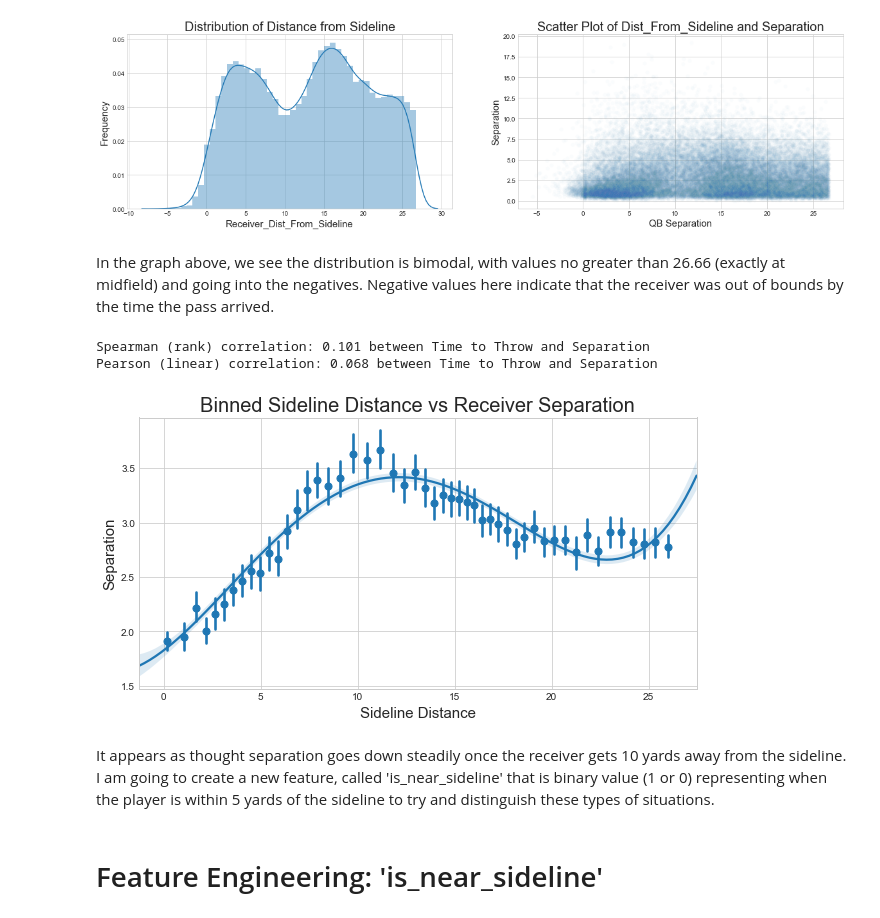
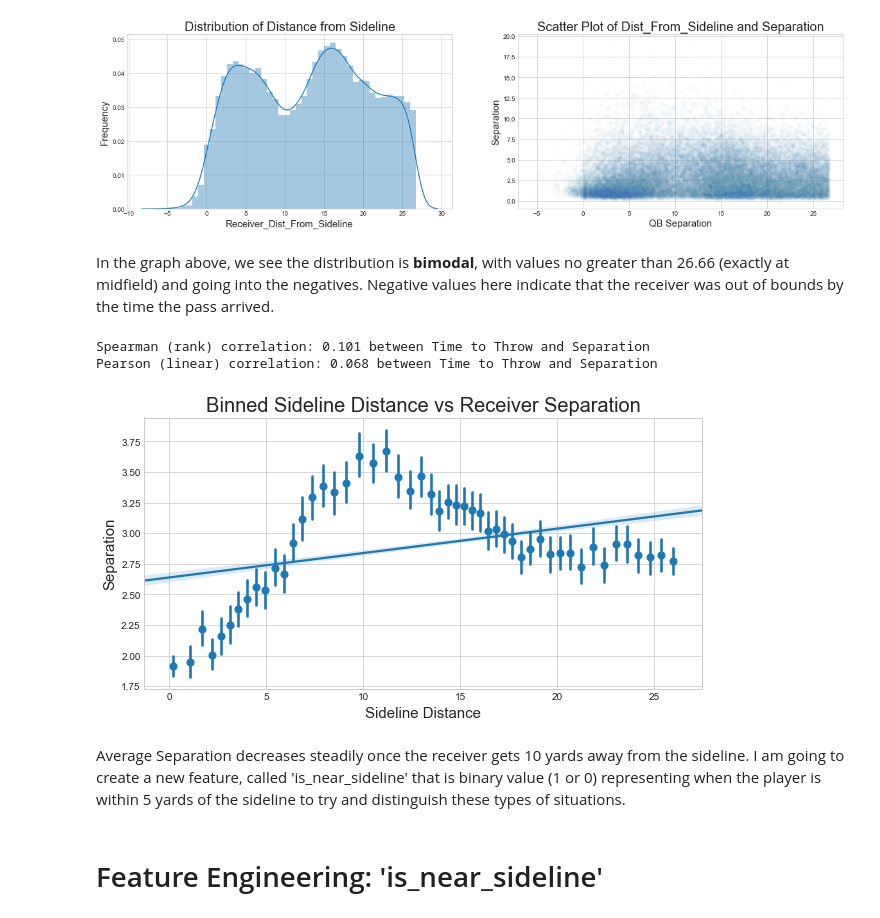
Before and after one commit to Jesse-Cohen/Separation-Above-Expectation, a Jupyter notebook: Expected Receiver Separation.ipynb, the cells around one changed output. Drawn from its saved outputs; the diff is of its cells as text; code cells hidden in the pictures.

```diff
--- a/Expected Receiver Separation.ipynb
+++ b/Expected Receiver Separation.ipynb
@@ -712,3 +820,18 @@ YTG_df.groupby(['YTG_Bin']).mean().round({'Separation': 2}).sort_values('Separat
 | Long | 3.03 |
 | Medium | 2.68 |
 | Short | 2.56 |
+# %%
+fig_dims = (15, 6)
+fig, (ax1, ax2) = plt.subplots(ncols=2, figsize=(15,5))
+fig.suptitle('Visualizing the Relationship between Down and Separation', fontsize=20)
+
+Merged = Merged.sort_values('To Go')
+
+    # Draw the density plots
+sns.barplot(x='YTG_Bin', y='Separation', data=Merged, ax =ax1)
+sns.boxplot(x='YTG_Bin', y='Separation', data=Merged, ax = ax2)
+
+ax1.set_xlabel('Yards To Go Binned', fontsize=15)
+ax2.set_xlabel('Yards To Go Binned', fontsize=15)
+ax1.set_ylabel('Separation', fontsize=15)
+ax2.set_ylabel('Separation', fontsize=15)
@@ -783,6 +909,7 @@ Seen in the binned scatter plot above, we can see that, on the whole, an increas
 # %%
-Merged['Press_Cushion'] = 0
-Merged['Press_Cushion'].loc[Merged['Cushion'] <= 3.5] = 1
+Merged['Press_Cushion'] = 1
+Merged['Press_Cushion'].loc[Merged['Cushion'] <= 3] = 0
+Merged['Press_Cushion'].loc[Merged['Cushion'] >= 10] = 2
 Merged.head()
 # %% [output]
 |  | Nearest_Def_Position | Qtr | Down | To Go | Receiver_Location | Cushion | Air_Yds | Air_Dist | ... |
@@ -933,3 +1064,0 @@ It appears as though, unlike Air Distance, air yards doesn't correlate as linear
-# %%
-Merged['Below_7_AY'] = 0
-Merged['Below_7_AY'].loc[Merged['Air_Yds'] <= 7] = Merged['Air_Yds']
@@ -1028,10 +1098,0 @@ As time to throw gets higher, separation goes down
-# %%
-Merged['TTT*AirTime']= Merged['Air_Time']*Merged['TTT']
-Merged['TTT_plus_AirTime'] = Merged['Air_Time']+Merged['TTT']
-
-x1 = Merged['TTT*AirTime']
-x2 = Merged['TTT_plus_AirTime']
-
-print('Spearman (rank) correlation: ' + str(round(x1.corr(y, method = 'spearman'), 3)) + ' between TTT*AirTime and Separation')
-print('Spearman (rank) correlation: ' + str(round(x2.corr(y, method = 'spearman'), 3)) + ' between TTT_plus_AirTime and Separation')
-print('Spearman (rank) correlation: ' + str(round(x.corr(y, method = 'spearman'), 3)) + ' between Time to Throw and Separation')
@@ -1095,7 +1152,7 @@ A = ax2.set_xlabel('QB Separation', fontsize = 15)
 # %% [output]
 [figure]
 # %% [markdown]
-In the graph above, we see the distribution is bimodal, with values no greater than 26.66 (exactly at midfield) and going into the negatives. Negative values here indicate that the receiver was out of bounds by the time the pass arrived.
+In the graph above, we see the distribution is **bimodal**, with values no greater than 26.66 (exactly at midfield) and going into the negatives. Negative values here indicate that the receiver was out of bounds by the time the pass arrived.
 # %%
 print('Spearman (rank) correlation: ' + str(round(x.corr(y, method = 'spearman'), 3)) + ' between Time to Throw and Separation')
 print('Pearson (linear) correlation: ' + str(round(x.corr(y, method = 'pearson'), 3)) + ' between Time to Throw and Separation')
@@ -1105,17 +1162,17 @@ Pearson (linear) correlation: 0.068 between Time to Throw and Separation
 # %%
 x = Merged['Receiver_Dist_From_Sideline']
 y = Merged['Separation']
 
 fig, ax = plt.subplots(figsize = (10,5))
-sns.regplot(x=x, y = y, order = 4, x_bins = 50)
+sns.regplot(x=x, y = y, x_bins = 50)
 
 ax.set_title('Binned Sideline Distance vs Receiver Separation', fontsize = 20)
 ax.set_ylabel('Separation', fontsize = 15)
 A = ax.set_xlabel('Sideline Distance', fontsize = 15)
 # %% [output]
-[figure, old version]
+[figure, new version]
 # %% [markdown]
-It appears as thought separation goes down steadily once the receiver gets 10 yards away from the sideline. I am going to create a new feature, called 'is_near_sideline' that is binary value (1 or 0) representing when the player is within 5 yards of the sideline to try and distinguish these types of situations.
+Average Separation decreases steadily once the receiver gets 10 yards away from the sideline. I am going to create a new feature, called 'is_near_sideline' that is binary value (1 or 0) representing when the player is within 5 yards of the sideline to try and distinguish these types of situations.
 # %% [markdown]
 # Feature Engineering: 'is_near_sideline'
 # %%
```
Also changed, not shown: parts of 174 cells of this notebook.
